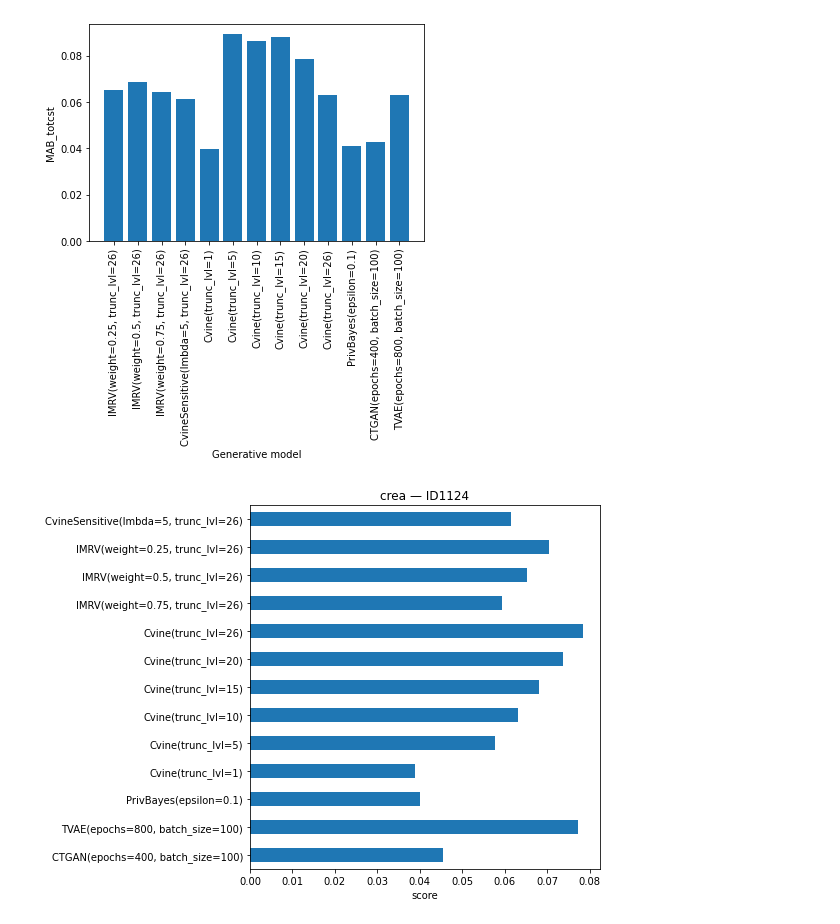
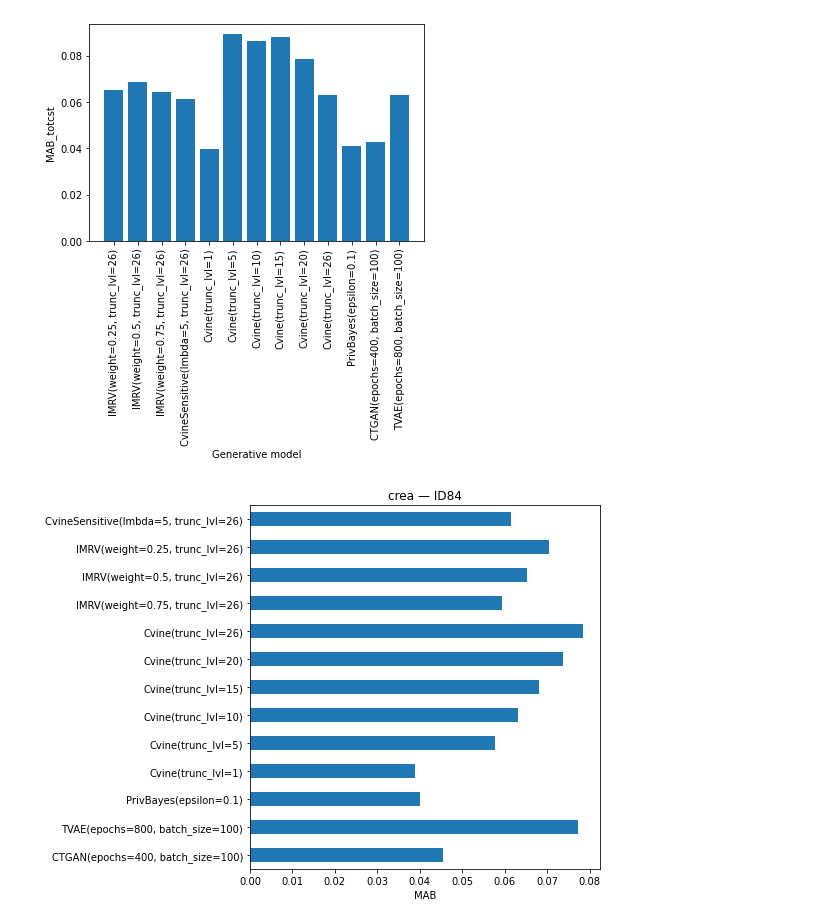
Before and after one commit to beritoksnes/synthetic_data_release, a Jupyter notebook: notebooks/check_regcoeff_support2.ipynb, the cells around one changed output. Drawn from its saved outputs; the diff is of its cells as text; code cells hidden in the pictures.

Commit message:
Make first privacy-utility plot

```diff
--- a/notebooks/check_regcoeff_support2.ipynb
+++ b/notebooks/check_regcoeff_support2.ipynb
@@ -78,26 +78,26 @@ MAB = regCoeff.groupby(['sa', 'tid', 'genModel'])[coefficients].apply(lambda x:
 # %%
 sub = MAB.loc[("crea", "ID84")]
 order = [
     'CTGAN(epochs=400, batch_size=100)',
     'TVAE(epochs=800, batch_size=100)',
     'PrivBayes(epsilon=0.1)',
     'Cvine(trunc_lvl=1)',
     'Cvine(trunc_lvl=5)',
     'Cvine(trunc_lvl=10)',
     'Cvine(trunc_lvl=15)',
     'Cvine(trunc_lvl=20)',
     'Cvine(trunc_lvl=26)',
     'IMRV(weight=0.75, trunc_lvl=26)',
     'IMRV(weight=0.5, trunc_lvl=26)',
     'IMRV(weight=0.25, trunc_lvl=26)',
     'CvineSensitive(lmbda=5, trunc_lvl=26)',
 ]
 sub = sub.reindex(order)
 ax = sub.plot.barh(figsize=(8, 6))
-ax.set_xlabel("score")
+ax.set_xlabel("MAB")
 ax.set_ylabel("")
-ax.set_title("crea — ID1124")
+ax.set_title("crea — ID84")
 plt.tight_layout()
 plt.show()
 # %% [output]
-[figure, old version]
+[figure, new version]
```
Also changed, not shown: 14 other files.
